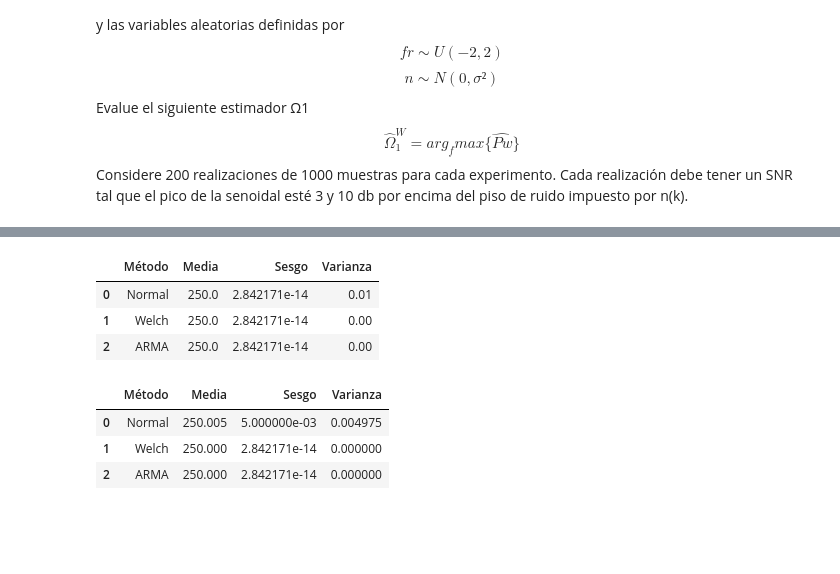
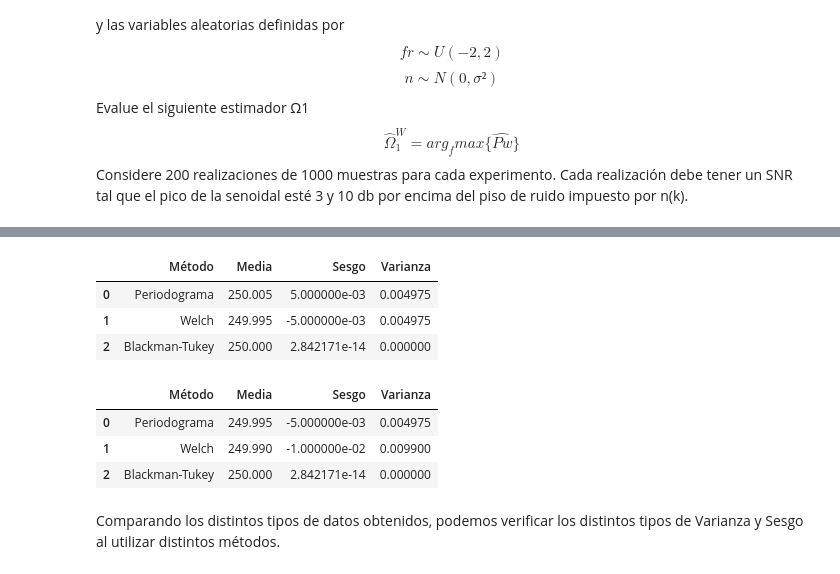
Before and after one commit to SalviaN94/PDS2021, a Jupyter notebook: EstimacionEspectral_Welch.ipynb, the cells around one changed output, grey strips where cells are left out. Drawn from its saved outputs; the diff is of its cells as text; code cells hidden in the pictures; blank space fills up the shorter version.

```diff
--- a/EstimacionEspectral_Welch.ipynb
+++ b/EstimacionEspectral_Welch.ipynb
@@ -160,16 +160,16 @@ sesgo_10db.append(sesgo)
 media_10db.append(mean)
 varianza_10db.append(var)
 # %%
-### Realizamos los mismos experimentos utilizando el estimador ARMA ###
+### Realizamos los mismos experimentos utilizando el estimador blackman-tukey ###
 ### Para 3db ###
-psd_arma = []
-psd_arma_peaks = []
+psd_blackmanTukey = []
+psd_blackmanTukey_peaks = []
 signal = a_sign * np.sin(2*np.pi * np.outer(tt, freq_2)) + noise_3db
 
 for k in range (m):
-    psd_arma.append(sp.parma(signal[:,0], 8, 8, 30, NFFT = N, sampling=fs))
-    plt.semilogy(ff[0:int(N/2+1)], psd_arma[k].psd)
-    psd_arma_peaks.append(np.argmax(psd_arma[k].psd))
+    psd_blackmanTukey.append(sp.CORRELOGRAMPSD(signal[:,0], lag=15, NFFT = N))
+    plt.semilogy(ff[0:int(N/2+1)], psd_blackmanTukey[k][0:int(N/2+1)])
+    psd_blackmanTukey_peaks.append(np.argmax(psd_blackmanTukey[k]))
 
 plt.xlabel('frequency [Hz]')
 plt.ylabel('PSD [V**2/Hz]')
@@ -188,13 +188,14 @@ varianza_3db.append(var_arma)
 # %%
 ### Para 10db ###
-psd_arma = []
-psd_arma_peaks = []
+psd_blackmanTukey = []
+psd_blackmanTukey_peaks = []
 signal = a_sign * np.sin(2*np.pi * np.outer(tt, freq_2)) + noise_10db
 
 for k in range (m):
-    psd_arma.append(sp.parma(signal[:,0], 8, 8, 30, NFFT = N, sampling=fs))
-    plt.semilogy(ff[0:int(N/2+1)], psd_arma[k].psd)
-    psd_arma_peaks.append(np.argmax(psd_arma[k].psd))
+    psd_blackmanTukey.append(sp.CORRELOGRAMPSD(signal[:,0], lag=15, NFFT = N))
+    psd_blackmanTukey[k] = psd_blackmanTukey[k][0:int(N/2+1)]
+    plt.semilogy(ff[0:int(N/2+1)], psd_blackmanTukey[k][0:int(N/2+1)])
+    psd_blackmanTukey_peaks.append(np.argmax(psd_blackmanTukey[k][0:int(N/2+1)]))
 
 plt.xlabel('frequency [Hz]')
 plt.ylabel('PSD [V**2/Hz]')
@@ -204,33 +205,35 @@ plt.show()
 # %%
 # Calculo el sesgo y la varianza
-mean_arma = np.mean(psd_arma_peaks)
-sesgo_arma = mean_arma - freq_1
-var_arma = np.var(psd_arma_peaks)
+mean_blackmanTukey = np.mean(psd_blackmanTukey_peaks)
+sesgo_blackmanTukey = mean_blackmanTukey - freq_1
+var_blackmanTukey = np.var(psd_blackmanTukey_peaks)
 
-sesgo_10db.append(sesgo_arma)
-media_10db.append(mean_arma)
-varianza_10db.append(var_arma)
+sesgo_10db.append(sesgo_blackmanTukey)
+media_10db.append(mean_blackmanTukey)
+varianza_10db.append(var_blackmanTukey)
 # %%
 ### Construimos la tabla para 3db ###
-data_3db = [['Normal', media_3db[0],sesgo_3db[0], varianza_3db[0]],
+data_3db = [['Periodograma', media_3db[0],sesgo_3db[0], varianza_3db[0]],
             ['Welch', media_3db[1],sesgo_3db[1], varianza_3db[1]],
-            ['ARMA', media_3db[2],sesgo_3db[2], varianza_3db[2]]]
+            ['Blackman-Tukey', media_3db[2],sesgo_3db[2], varianza_3db[2]]]
 df = pd.DataFrame(data_3db, columns = ['Método', 'Media', 'Sesgo', 'Varianza'])
 df
 # %% [output]
 |  | Método | Media | Sesgo | Varianza |
-| 0 | Normal | 250.0 | 2.842171e-14 | 0.01 |
-| 1 | Welch | 250.0 | 2.842171e-14 | 0.00 |
-| 2 | ARMA | 250.0 | 2.842171e-14 | 0.00 |
+| 0 | Periodograma | 250.005 | 5.000000e-03 | 0.004975 |
+| 1 | Welch | 249.995 | -5.000000e-03 | 0.004975 |
+| 2 | Blackman-Tukey | 250.000 | 2.842171e-14 | 0.000000 |
 # %%
 ### Construimos la tabla para 10db ###
-data_10db = [['Normal', media_10db[0],sesgo_10db[0], varianza_10db[0]],
+data_10db = [['Periodograma', media_10db[0],sesgo_10db[0], varianza_10db[0]],
             ['Welch', media_10db[1],sesgo_10db[1], varianza_10db[1]],
-            ['ARMA', media_10db[2],sesgo_10db[2], varianza_10db[2]]]
+            ['Blackman-Tukey', media_10db[2],sesgo_10db[2], varianza_10db[2]]]
 df = pd.DataFrame(data_10db, columns = ['Método', 'Media', 'Sesgo', 'Varianza'])
 df
 # %% [output]
 |  | Método | Media | Sesgo | Varianza |
-| 0 | Normal | 250.005 | 5.000000e-03 | 0.004975 |
-| 1 | Welch | 250.000 | 2.842171e-14 | 0.000000 |
-| 2 | ARMA | 250.000 | 2.842171e-14 | 0.000000 |
+| 0 | Periodograma | 249.995 | -5.000000e-03 | 0.004975 |
+| 1 | Welch | 249.990 | -1.000000e-02 | 0.009900 |
+| 2 | Blackman-Tukey | 250.000 | 2.842171e-14 | 0.000000 |
+# %% [markdown]
+Comparando los distintos tipos de datos obtenidos, podemos verificar los distintos tipos de Varianza y Sesgo al utilizar distintos métodos.
```
Also changed, not shown: parts of 7 cells of this notebook.
